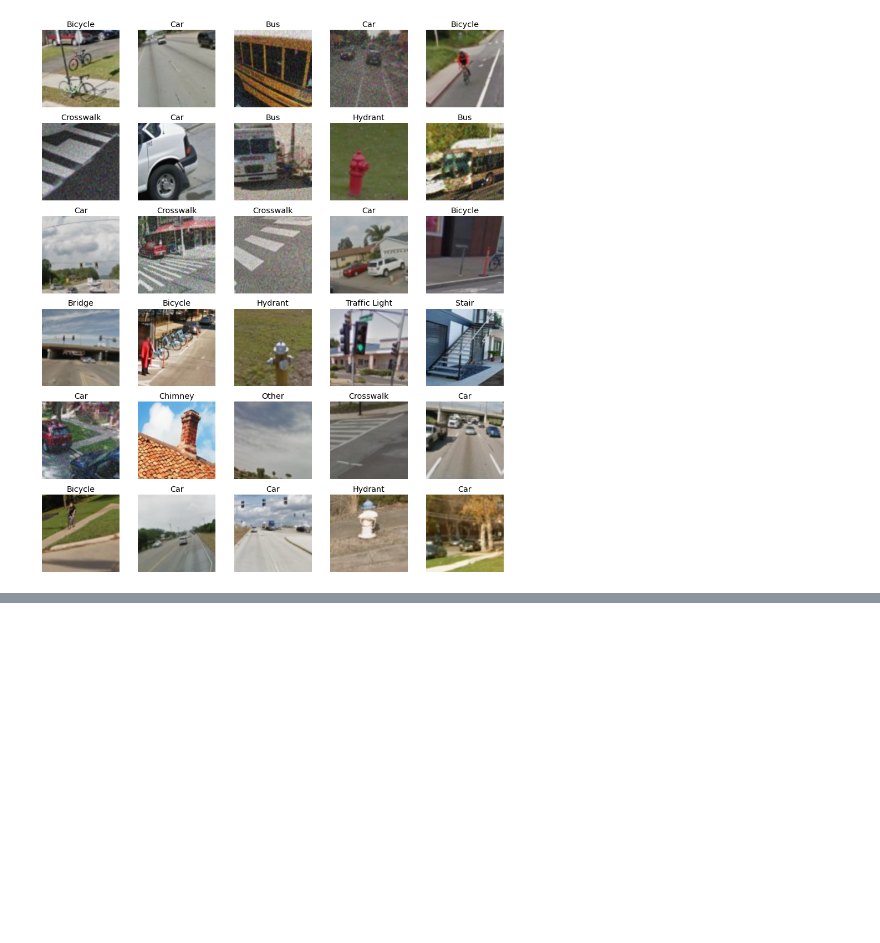
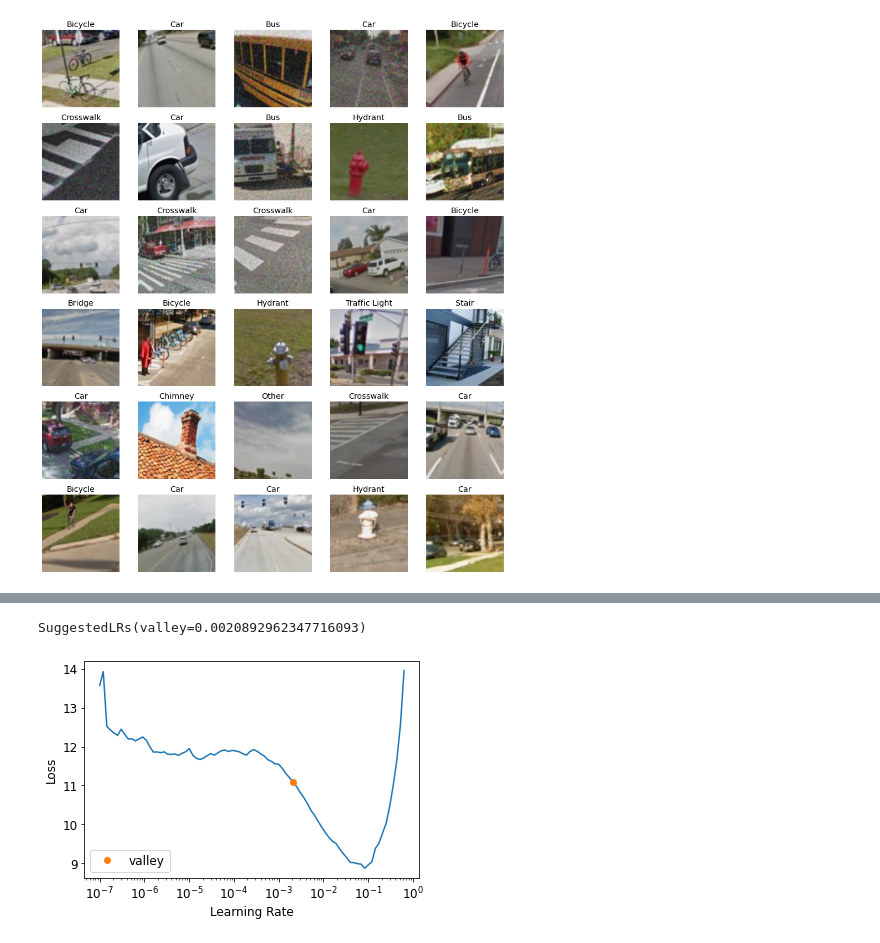
Before and after one commit to Akitsuyoshi/recaptch_breaker, a Jupyter notebook: recaptch_classifier.ipynb, the cells around one changed output, grey strips where cells are left out. Saved outputs shown, nothing was run; the diff lists cells and outputs as text; code cells hidden in the pictures; blank space fills up the shorter version.

```diff
--- a/recaptch_classifier.ipynb
+++ b/recaptch_classifier.ipynb
@@ -153,0 +140,3 @@ learn.export('baseline_model.pkl')
+# %%
+class_weights = [np.sqrt(sum(images_data.values()) / (2.0 * val)) for key, val in images_data.items()]
+class_weights
@@ -153,0 +156,11 @@ learn.export('baseline_model.pkl')
+# %%
+# Add precising
+dblock = dblock.new(
+    item_tfms=Resize(460),
+    batch_tfms=aug_transforms(size=224, min_scale=0.8)
+)
+dls = dblock.dataloaders(path)
+loss_func = CrossEntropyLossFlat(weight=torch.FloatTensor(class_weights).cuda())
+learn = vision_learner(dls, resnet18, loss_func=loss_func, metrics=accuracy).to_fp16()
+learn.lr_find()
+# %% [output]
@@ -153,0 +168,2 @@ learn.export('baseline_model.pkl')
+SuggestedLRs(valley=0.0020892962347716093)
+[figure, added]
```
Also changed, not shown: parts of 24 cells of this notebook.
